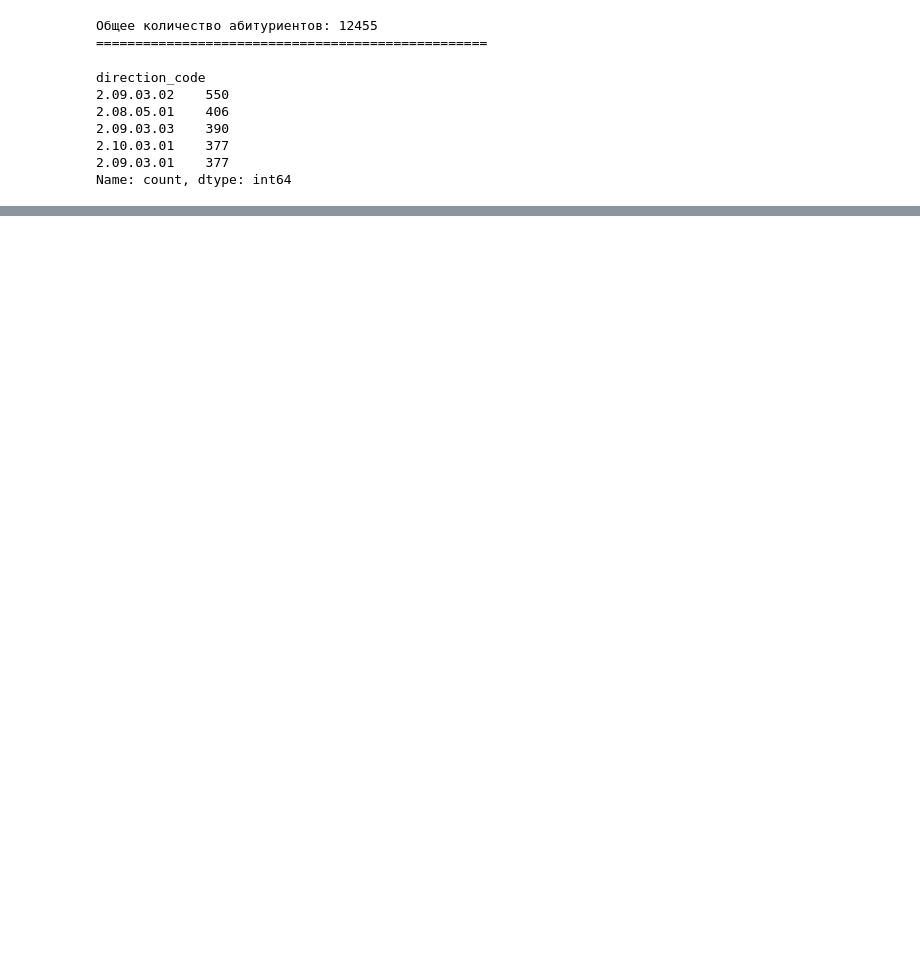
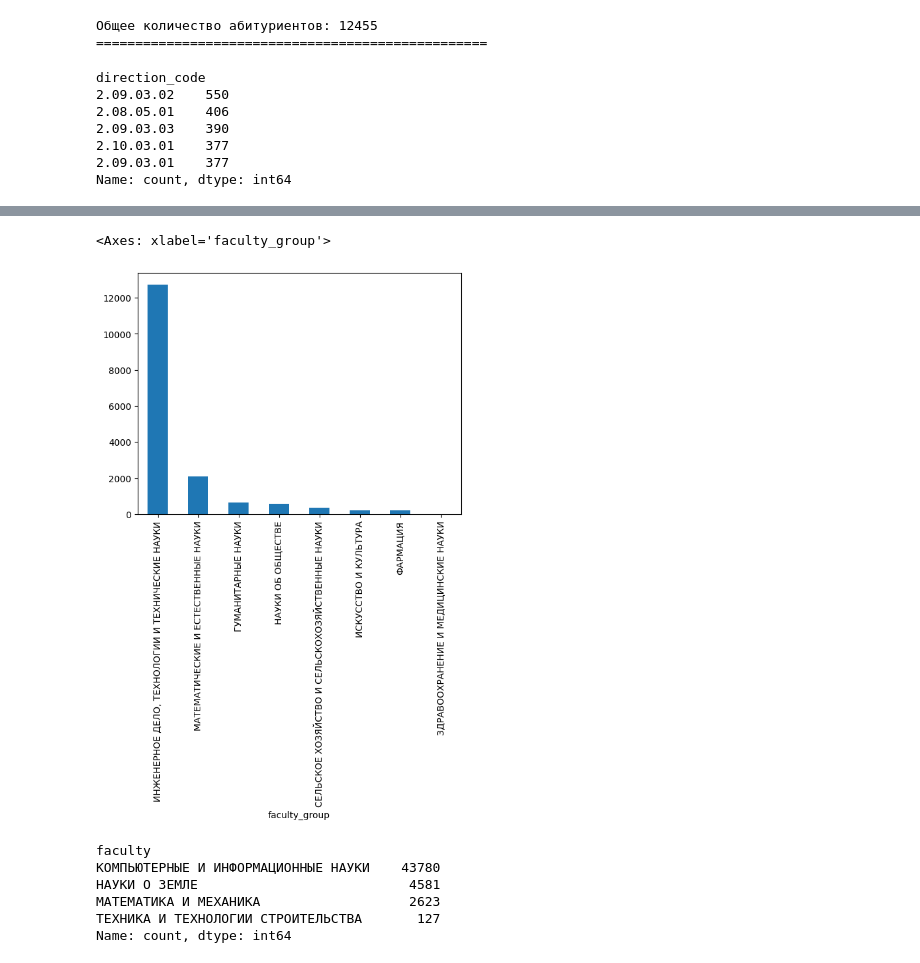
Before and after one commit to Andr171p/admission-analytics, a Jupyter notebook: analysis_applicants_outflow.ipynb, the cells around one changed output, grey strips where cells are left out. Cells and saved outputs as stored; diff of their text form; code cells hidden in the pictures; blank space fills up the shorter version.

```diff
--- a/analysis_applicants_outflow.ipynb
+++ b/analysis_applicants_outflow.ipynb
@@ -592,0 +870,5 @@ Name: count, dtype: int64
+# %%
+df["faculty_group"].value_counts().plot(kind="bar")
+# %% [output]
+<Axes: xlabel='faculty_group'>
+[figure, added]
@@ -592,0 +879,13 @@ Name: count, dtype: int64
+# %%
+tyuiu_missing_applicants_df["faculty"] = (
+    tyuiu_missing_applicants_df["faculty_code"].apply(get_faculty)
+)
+
+tyuiu_missing_applicants_df["faculty"].value_counts()
+# %% [output]
+faculty
+КОМПЬЮТЕРНЫЕ И ИНФОРМАЦИОННЫЕ НАУКИ    43780
+НАУКИ О ЗЕМЛЕ                           4581
+МАТЕМАТИКА И МЕХАНИКА                   2623
+ТЕХНИКА И ТЕХНОЛОГИИ СТРОИТЕЛЬСТВА       127
+Name: count, dtype: int64
```
Also changed, not shown: parts of 27 cells of this notebook, 1 other file.
